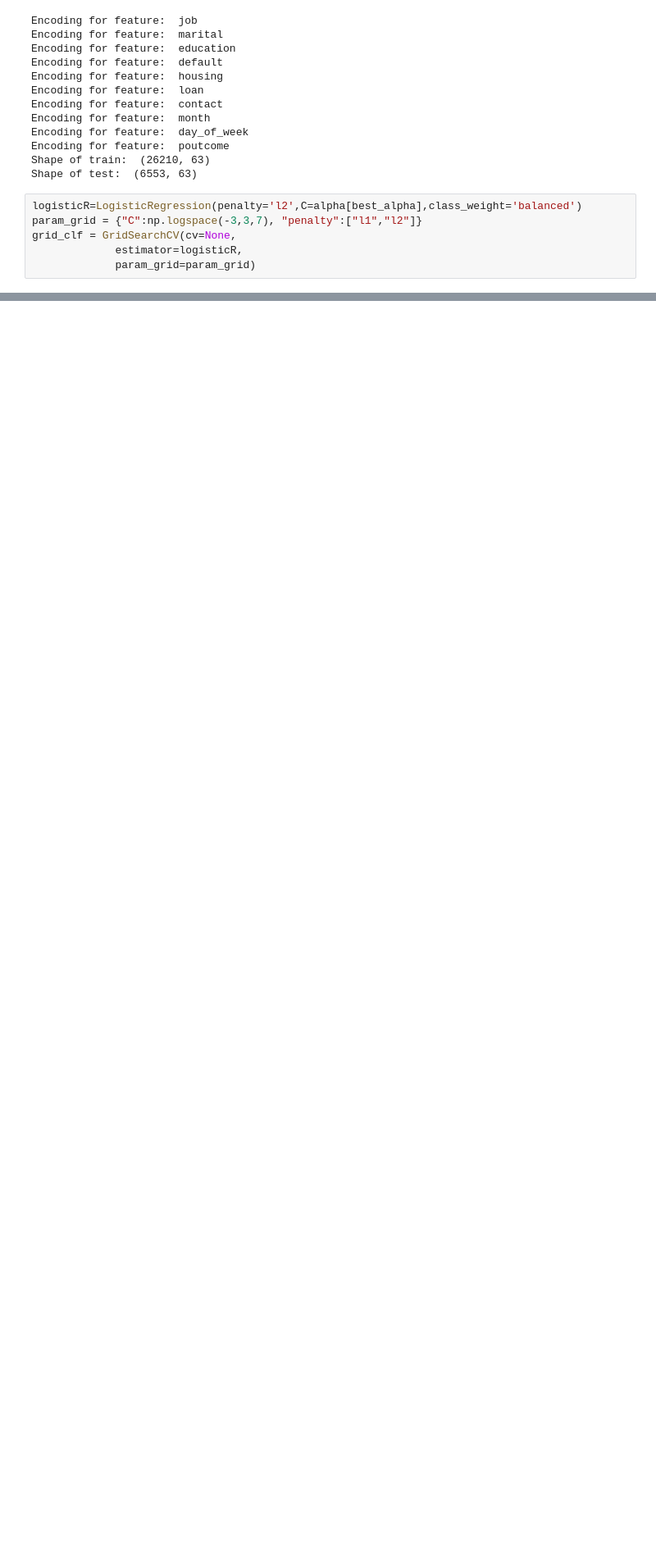
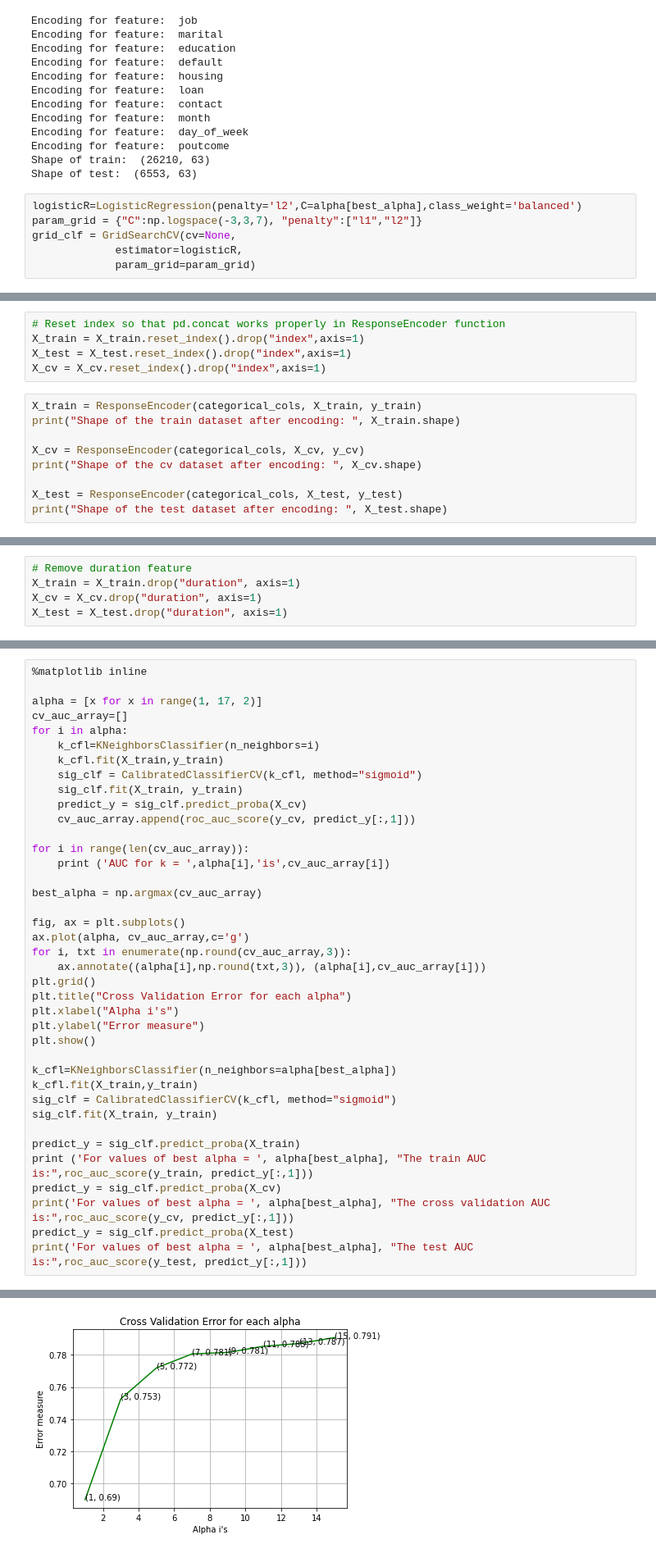
Before and after one commit to prajwal2495/Banking_marketing_campaigns, a Jupyter notebook: EDA.ipynb, the cells around one changed output, grey strips where cells are left out. Shown at 82% size. Cells and saved outputs as stored; diff of their text form; blank space fills up the shorter version.

Commit message:
response encoding implemented

```diff
--- a/EDA.ipynb
+++ b/EDA.ipynb
@@ -1135,0 +1338,14 @@ The test AUC is: 0.9276335623410961
+# %%
+# Reset index so that pd.concat works properly in ResponseEncoder function
+X_train = X_train.reset_index().drop("index",axis=1)
+X_test = X_test.reset_index().drop("index",axis=1)
+X_cv = X_cv.reset_index().drop("index",axis=1)
+# %%
+X_train = ResponseEncoder(categorical_cols, X_train, y_train)
+print("Shape of the train dataset after encoding: ", X_train.shape)
+
+X_cv = ResponseEncoder(categorical_cols, X_cv, y_cv)
+print("Shape of the cv dataset after encoding: ", X_cv.shape)
+
+X_test = ResponseEncoder(categorical_cols, X_test, y_test)
+print("Shape of the test dataset after encoding: ", X_test.shape)
@@ -1135,0 +1362,5 @@ The test AUC is: 0.9276335623410961
+# %%
+# Remove duration feature
+X_train = X_train.drop("duration", axis=1)
+X_cv = X_cv.drop("duration", axis=1)
+X_test = X_test.drop("duration", axis=1)
@@ -1135,0 +1373,40 @@ The test AUC is: 0.9276335623410961
+# %%
+%matplotlib inline
+
+alpha = [x for x in range(1, 17, 2)]
+cv_auc_array=[]
+for i in alpha:
+    k_cfl=KNeighborsClassifier(n_neighbors=i)
+    k_cfl.fit(X_train,y_train)
+    sig_clf = CalibratedClassifierCV(k_cfl, method="sigmoid")
+    sig_clf.fit(X_train, y_train)
+    predict_y = sig_clf.predict_proba(X_cv)
+    cv_auc_array.append(roc_auc_score(y_cv, predict_y[:,1]))
+
+for i in range(len(cv_auc_array)):
+    print ('AUC for k = ',alpha[i],'is',cv_auc_array[i])
+
+best_alpha = np.argmax(cv_auc_array)
+
+fig, ax = plt.subplots()
+ax.plot(alpha, cv_auc_array,c='g')
+for i, txt in enumerate(np.round(cv_auc_array,3)):
+    ax.annotate((alpha[i],np.round(txt,3)), (alpha[i],cv_auc_array[i]))
+plt.grid()
+plt.title("Cross Validation Error for each alpha")
+plt.xlabel("Alpha i's")
+plt.ylabel("Error measure")
+plt.show()
+
+k_cfl=KNeighborsClassifier(n_neighbors=alpha[best_alpha])
+k_cfl.fit(X_train,y_train)
+sig_clf = CalibratedClassifierCV(k_cfl, method="sigmoid")
+sig_clf.fit(X_train, y_train)
+
+predict_y = sig_clf.predict_proba(X_train)
+print ('For values of best alpha = ', alpha[best_alpha], "The train AUC is:",roc_auc_score(y_train, predict_y[:,1]))
+predict_y = sig_clf.predict_proba(X_cv)
+print('For values of best alpha = ', alpha[best_alpha], "The cross validation AUC is:",roc_auc_score(y_cv, predict_y[:,1]))
+predict_y = sig_clf.predict_proba(X_test)
+print('For values of best alpha = ', alpha[best_alpha], "The test AUC is:",roc_auc_score(y_test, predict_y[:,1]))
+# %% [output]
@@ -1135,0 +1421 @@ The test AUC is: 0.9276335623410961
+[figure, added]
```
Also changed, not shown: parts of 41 cells of this notebook, 3 other files.
